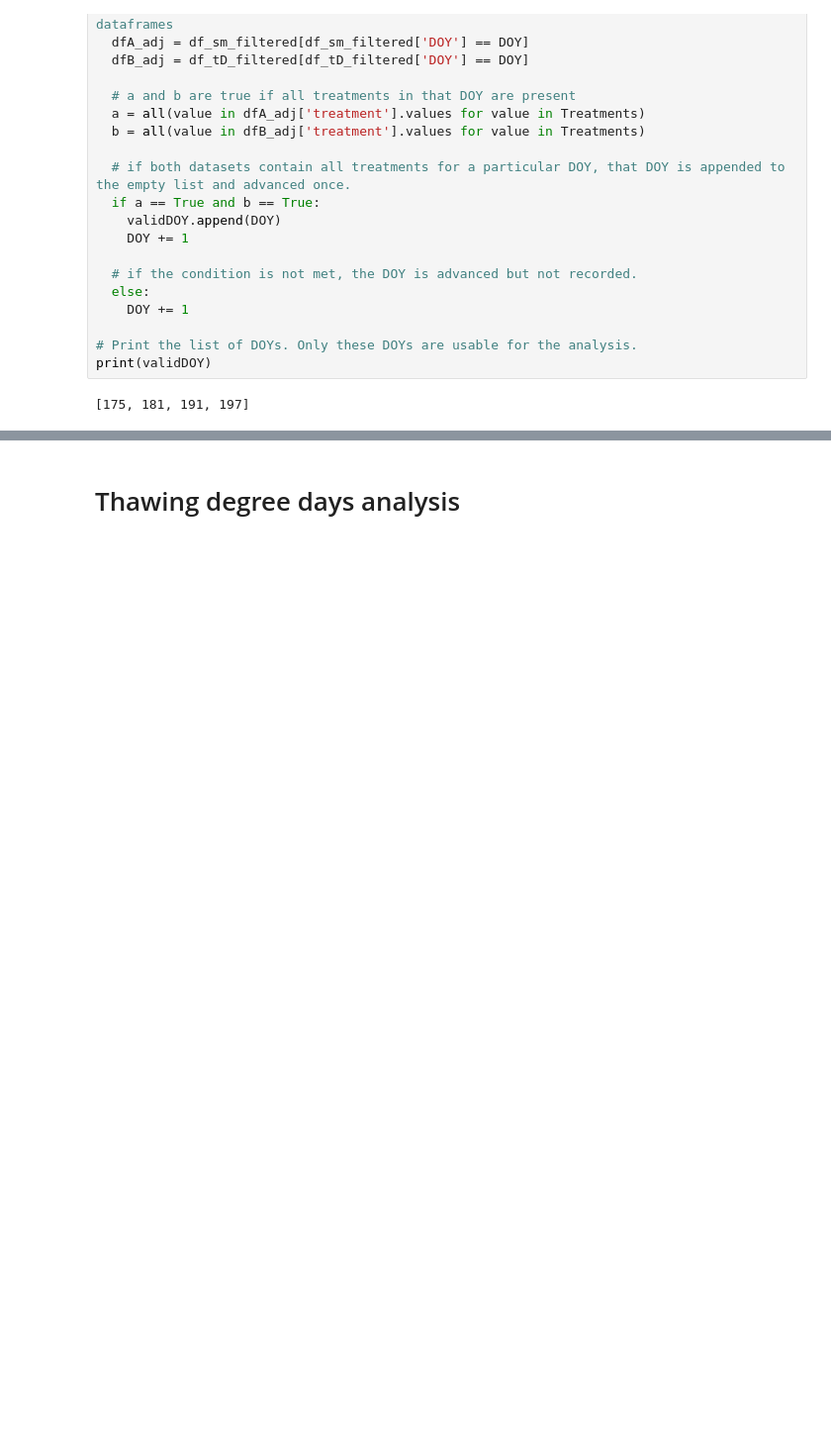
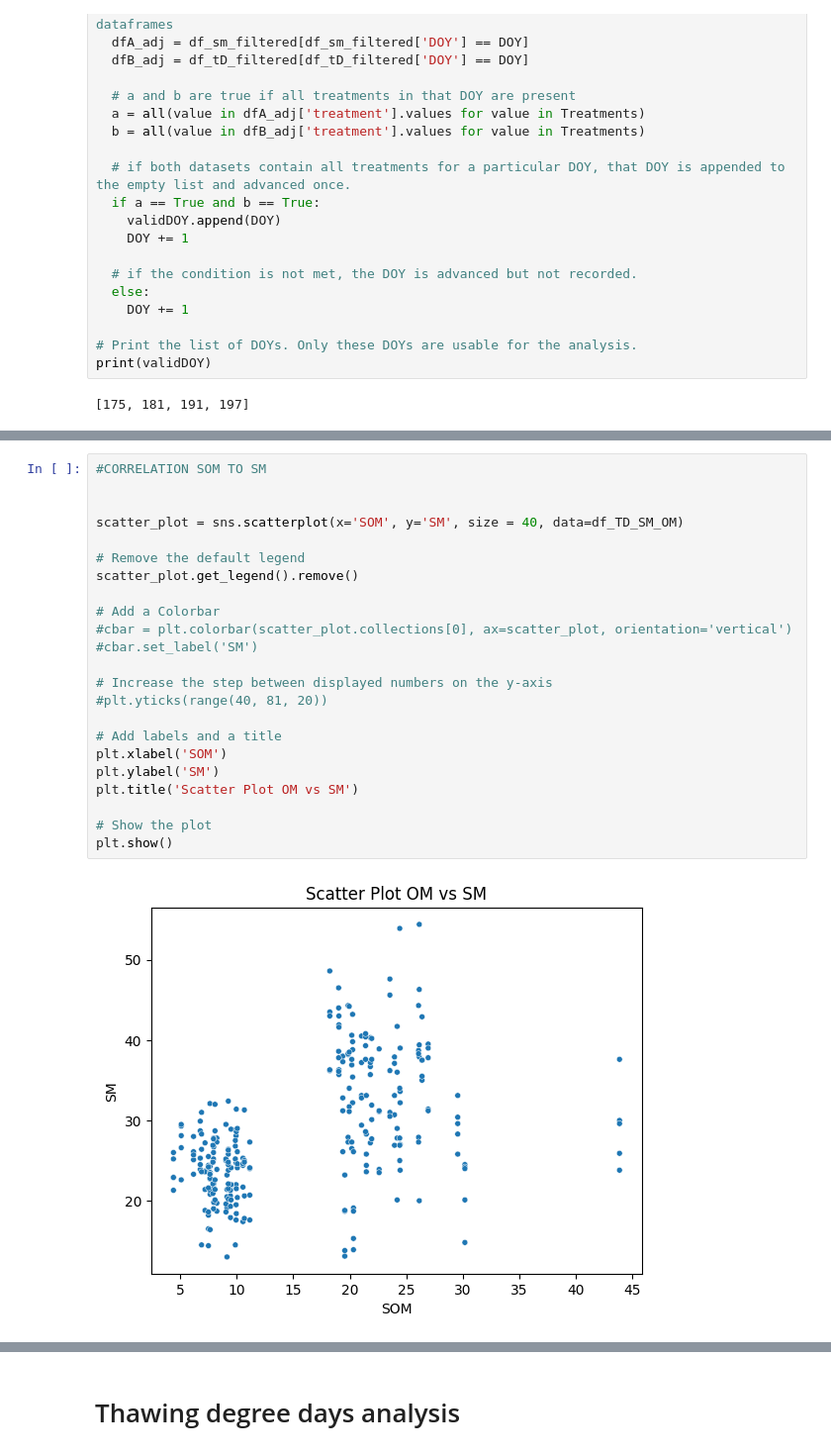
Before and after one commit to JorgeMoranBornemann/BScThesis, a Jupyter notebook: Notebook_BScThesis.ipynb, the cells around one changed output, grey strips where cells are left out. Shown at 99% size. Drawn from its saved outputs; the diff is of its cells as text; blank space fills up the shorter version.

```diff
--- a/Notebook_BScThesis.ipynb
+++ b/Notebook_BScThesis.ipynb
@@ -333,0 +461,25 @@ plt.show()
+# %%
+#CORRELATION SOM TO SM
+
+
+scatter_plot = sns.scatterplot(x='SOM', y='SM', size = 40, data=df_TD_SM_OM)
+
+# Remove the default legend
+scatter_plot.get_legend().remove()
+
+# Add a Colorbar
+#cbar = plt.colorbar(scatter_plot.collections[0], ax=scatter_plot, orientation='vertical')
+#cbar.set_label('SM')
+
+# Increase the step between displayed numbers on the y-axis
+#plt.yticks(range(40, 81, 20))
+
+# Add labels and a title
+plt.xlabel('SOM')
+plt.ylabel('SM')
+plt.title('Scatter Plot OM vs SM')
+
+# Show the plot
+plt.show()
+# %% [output]
+[figure, added]
```
Also changed, not shown: parts of 26 cells of this notebook.
